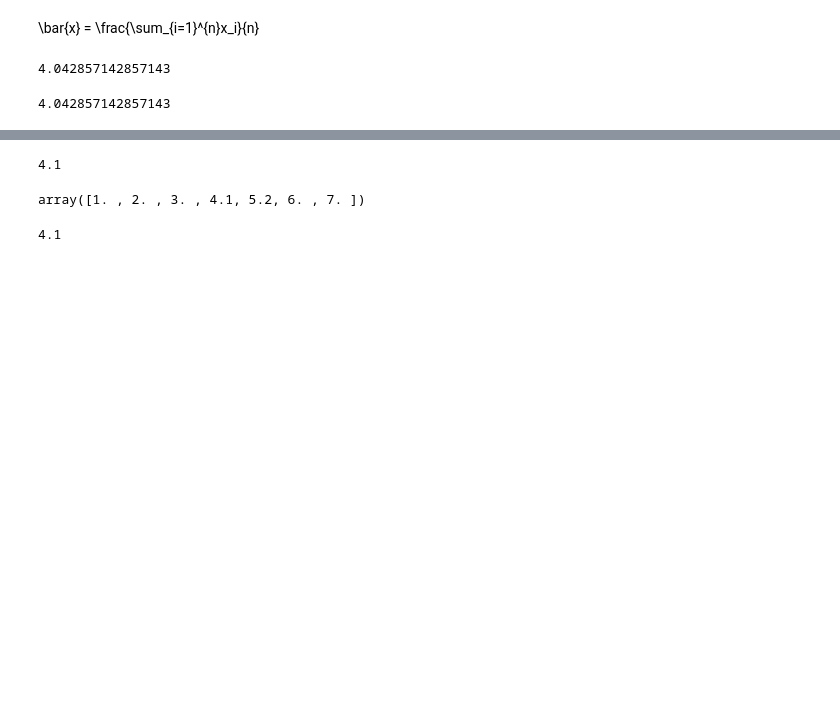
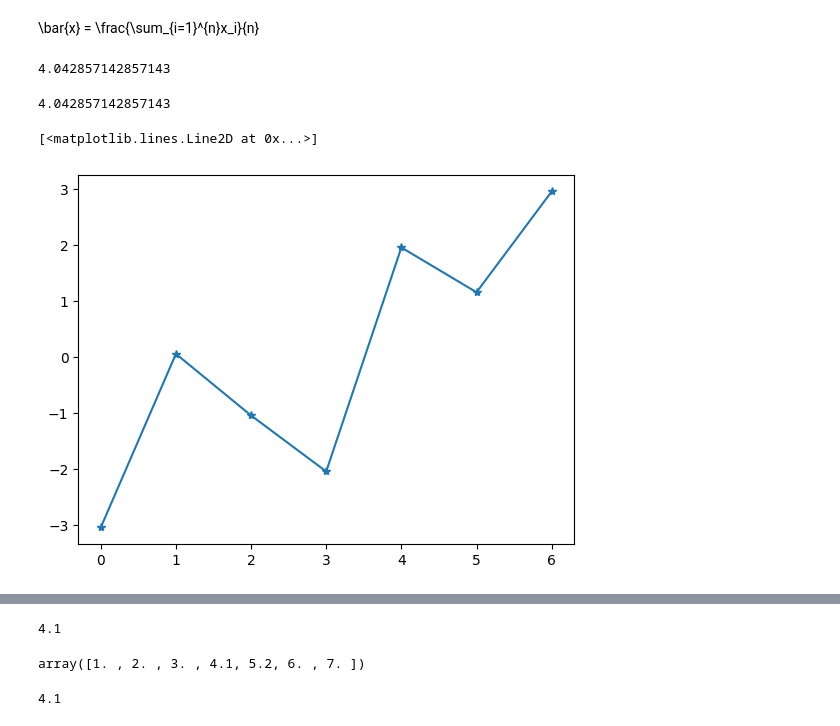
Before and after one commit to milicak/Data_Analysis_Course, a Jupyter notebook: Sample_distributions_mean_median_std.ipynb, the cells around one changed output, grey strips where cells are left out. Cells and saved outputs as stored; diff of their text form; code cells hidden in the pictures; blank space fills up the shorter version.

```diff
--- a/Sample_distributions_mean_median_std.ipynb
+++ b/Sample_distributions_mean_median_std.ipynb
@@ -27,3 +32,8 @@ xmean
 np.mean(x)
 # %% [output]
 4.042857142857143
+# %%
+plt.plot(x-xmean,'-*')
+# %% [output]
+[<matplotlib.lines.Line2D at 0x...>]
+[figure, added]
```
Also changed, not shown: parts of 2 cells of this notebook.
